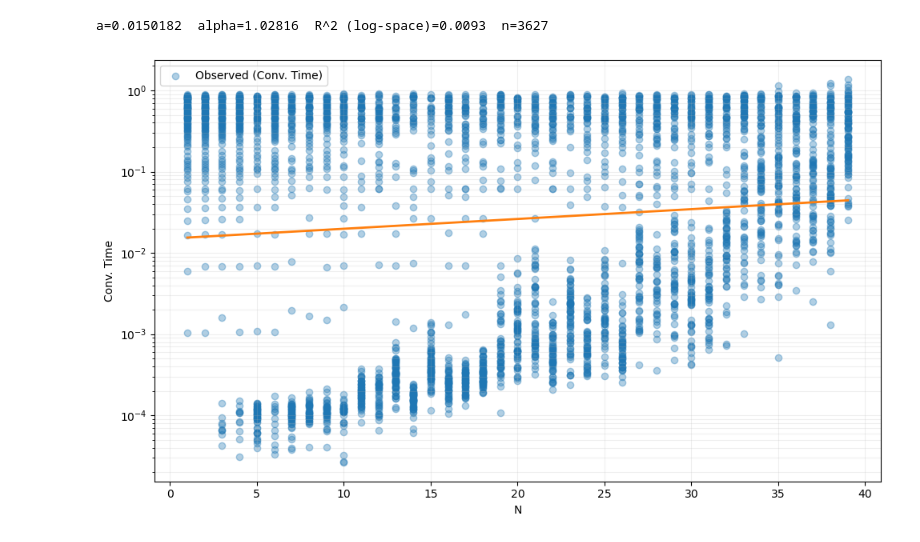
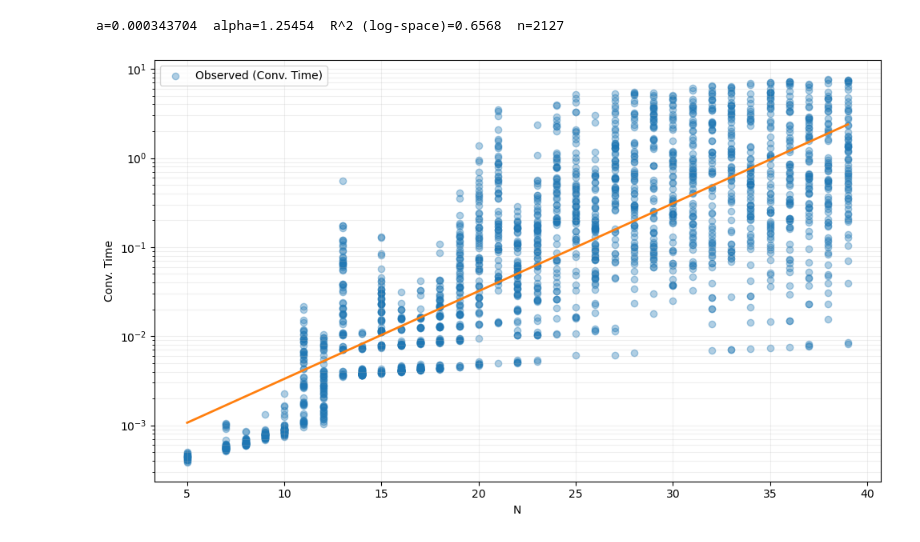
Before and after one commit to chtang-hmc/2026-NVIDIA, a Jupyter notebook: analyze_benchmark.ipynb, the cells around one changed output. Saved outputs shown, nothing was run; the diff lists cells and outputs as text; code cells hidden in the pictures.

```diff
--- a/analyze_benchmark.ipynb
+++ b/analyze_benchmark.ipynb
@@ -3,5 +3,5 @@ import pandas as pd
 import matplotlib.pyplot as plt
 import numpy as np
 # %%
-benchmark_data = pd.read_csv('gpu_benchmark_result.csv')
-benchmark_data.head()
+cpu_benchmark_data = pd.read_csv('cpu_benchmark_results.csv')
+gpu_benchmark_data = pd.read_csv('gpu_benchmark_result.csv')
@@ -15,7 +8,3 @@ benchmark_data.head()
-# %%
-# remove N/A
-benchmark_data = benchmark_data[benchmark_data['Conv. Time'] != 'N/A']
-benchmark_data = benchmark_data[benchmark_data['Total Time'] != 'N/A']
 # %%
 # plot the median convergence time and total time for each N
 plt.figure(figsize=(10, 6))
@@ -33,13 +24,9 @@ plt.show()
 import numpy as np
 import matplotlib.pyplot as plt
 
-# Extract N and Conv. Time data
+# For each N, select the minimum 'Conv. Time' across all runs
 N = benchmark_data['N']
 conv_time = benchmark_data['Conv. Time']
-
-# filter out data points where time is 0
-N = N[conv_time != 0]
-conv_time = conv_time[conv_time != 0]
 
 # Fit exponential regression: time = a * alpha^N
 # Taking logs gives: log(time) = log(a) + N * log(alpha)
@@ -64,32 +51,32 @@ def fit_exponential(N, conv_time):
 
     logy_hat = b0 + b1 * x
     ss_res = float(np.sum((logy - logy_hat) ** 2))
     ss_tot = float(np.sum((logy - np.mean(logy)) ** 2))
     r2_log = (1.0 - ss_res / ss_tot) if ss_tot > 0 else np.nan
 
     return a, alpha, r2_log, mask
 
 
 a, alpha, r2_log, mask = fit_exponential(N, conv_time)
 print(f"a={a:.6g}  alpha={alpha:.6g}  R^2 (log-space)={r2_log:.4f}  n={int(mask.sum())}")
 
 x = np.asarray(N, dtype=float)[mask]
 y = np.asarray(conv_time, dtype=float)[mask]
 
 order = np.argsort(x)
 x_sorted = x[order]
 y_fit = a * (alpha ** x_sorted)
 
 plt.figure(figsize=(10, 6))
 plt.scatter(x, y, alpha=0.35, label='Observed (Conv. Time)')
 plt.plot(x_sorted, y_fit, color='C1', linewidth=2)
 plt.xlabel('N')
 plt.ylabel('Conv. Time')
 plt.yscale('log')
 plt.grid(True, which='both', alpha=0.2)
 plt.legend()
 plt.tight_layout()
 plt.show()
 # %% [output]
-a=0.0150182  alpha=1.02816  R^2 (log-space)=0.0093  n=3627
+a=0.000343704  alpha=1.25454  R^2 (log-space)=0.6568  n=2127
-[figure, old version]
+[figure, new version]
```
Also changed, not shown: parts of 2 cells of this notebook, 1 other file.
